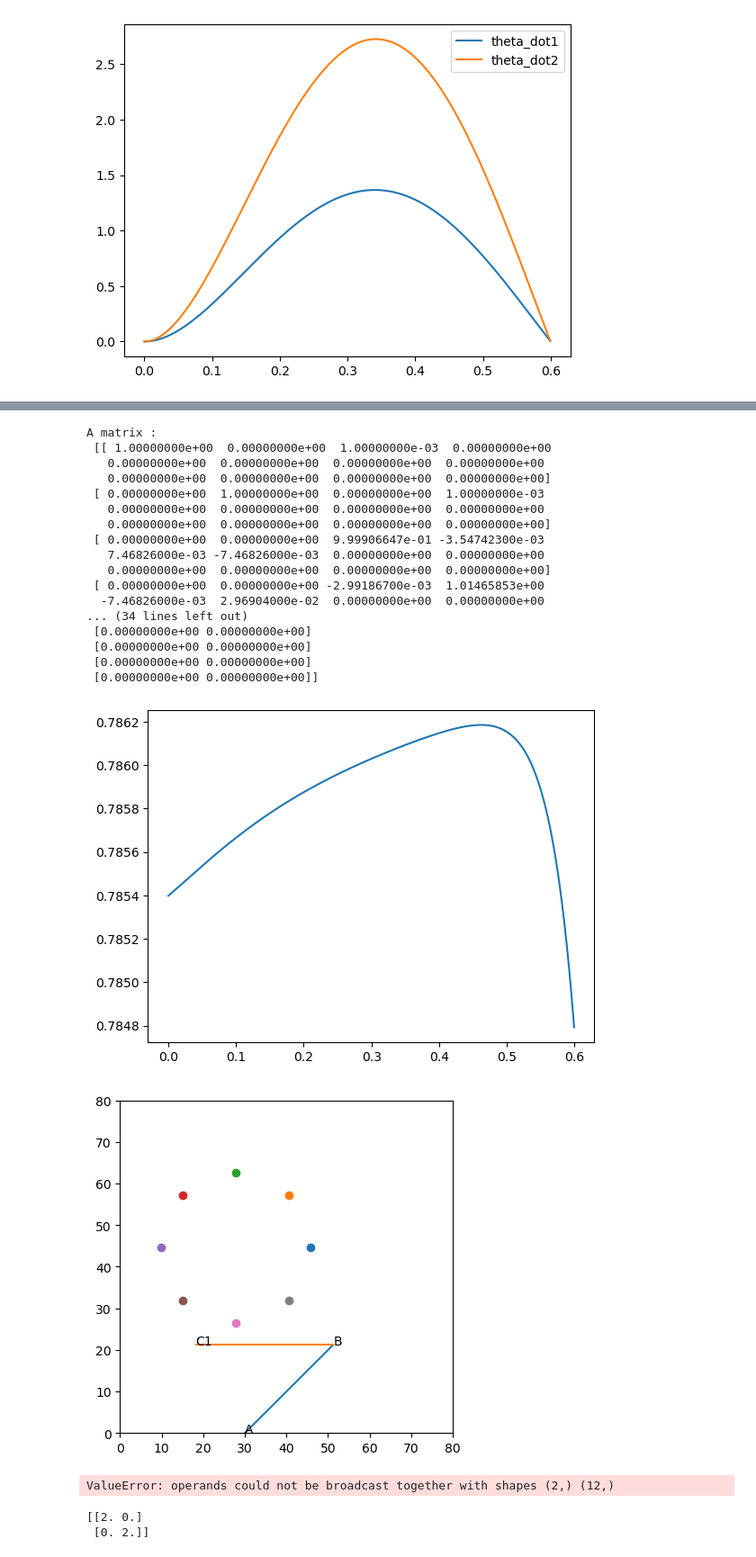
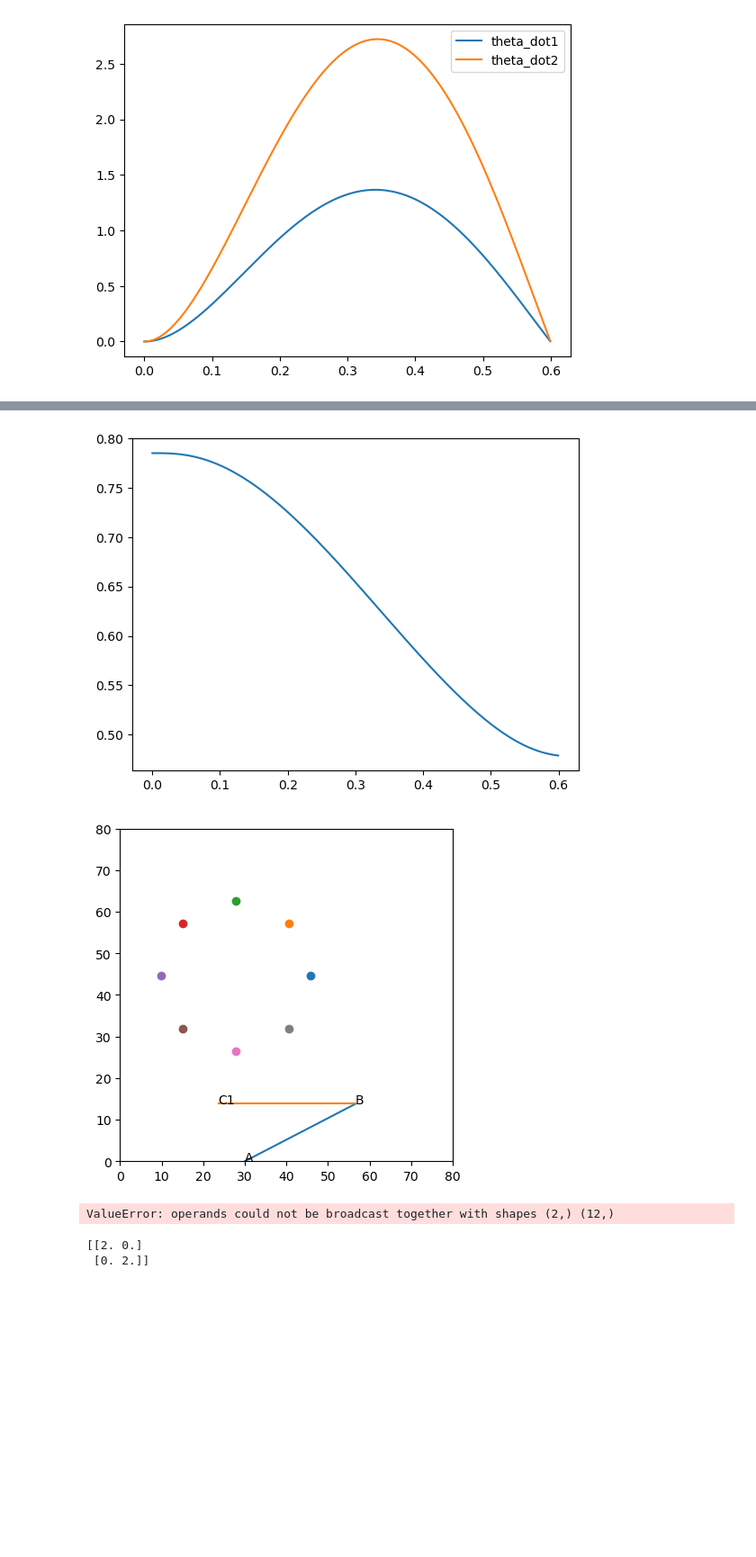
Before and after one commit to AcaAac/Neuroscience-EPL, a Jupyter notebook: P1_V3.ipynb, the cells around one changed output, grey strips where cells are left out. Shown at 90% size. Drawn from its saved outputs; the diff is of its cells as text; code cells hidden in the pictures; blank space fills up the shorter version.

```diff
--- a/P1_V3.ipynb
+++ b/P1_V3.ipynb
@@ -363,11 +363,12 @@ B_primary = np.array([0, 0, 0, 0, 0, 0, 0, 0, 1/tau, 0, 0, 1/tau]).reshape(6, 2)
 A = np.concatenate((A_primary * dt + np.eye(6), np.zeros((6, 6))), axis=1)
 A = np.concatenate((A, np.concatenate((np.zeros((6, 6)), np.eye(6)), axis=1)), axis=0)
 B = np.concatenate((B_primary * dt, np.zeros((6,2))), axis=0)
-print("A matrix : ","\n",A)
-print("B vector : ","\n",B)
+#print("A matrix : ","\n",A)
+#print("B vector : ","\n",B)
 # print("A shape : ", A.shape)
 # print("B shape : ", B.shape)
-weights = np.array([100,100,10,10,0,0])
+
+weights = np.array([10**6,10**6,10**5,10**5,1,1])
 Q = cost_matrix(weights, 12)
 
 Qk = np.zeros((12,12))
@@ -423,53 +424,36 @@ plt.show()
 
 
 '''
 for i in range(1,9) :
     x = np.zeros((N,12,1))
     x[0,:,:] = np.array([theta_1, theta_2, theta_dot_1, theta_dot_2, T_1, T_2, angles[0,i], angles[1,i], 0, 0, 0, 0]).reshape((12,1))
     x = forward_optimal_control(N, A, B, R, L, x, 12)
     x_axis = np.arange(0, 0.6, 0.6/1000)
     plt.plot(x_axis, x[:,0,0], label = "theta_1")
     #plt.plot(x_axis, x[:,1,0], label = "theta_2")
     plt.legend()
 '''
 #plt.plot(x_axis, x[:,2,0], label = "theta_dot_1")
 #plt.plot(x_axis, x[:,3,0], label = "theta_dot_2")
 #plt.plot(x_axis, x[:,4,0], label = "torque_rate_1")
 #plt.plot(x_axis, x[:,5,0], label = "torque_rate_2")
 #plt.legend()
 plt.show()
 
 for i in range(1,9) :
     x = np.zeros((N,12,1))
     x[0,:,:] = np.array([theta_1, theta_2, theta_dot_1, theta_dot_2, T_1, T_2, angles[0,i], angles[1,i], 0, 0, 0, 0]).reshape((12,1))
     x = forward_optimal_control(N, A, B, R, L, x, 12)
     x_axis = np.arange(0, 0.6, 0.6/1000)
     plt.plot(x_axis, x[:,2,0], label = "theta_dot_1")
     plt.plot(x_axis, x[:,3,0], label = "theta_dot_2")
     plt.legend()
 
 plt.show()
 # %% [output]
-A matrix :
- [[ 1.00000000e+00  0.00000000e+00  1.00000000e-03  0.00000000e+00
-   0.00000000e+00  0.00000000e+00  0.00000000e+00  0.00000000e+00
-   0.00000000e+00  0.00000000e+00  0.00000000e+00  0.00000000e+00]
- [ 0.00000000e+00  1.00000000e+00  0.00000000e+00  1.00000000e-03
-   0.00000000e+00  0.00000000e+00  0.00000000e+00  0.00000000e+00
-   0.00000000e+00  0.00000000e+00  0.00000000e+00  0.00000000e+00]
- [ 0.00000000e+00  0.00000000e+00  9.99906647e-01 -3.54742300e-03
-   7.46826000e-03 -7.46826000e-03  0.00000000e+00  0.00000000e+00
-   0.00000000e+00  0.00000000e+00  0.00000000e+00  0.00000000e+00]
- [ 0.00000000e+00  0.00000000e+00 -2.99186700e-03  1.01465853e+00
-  -7.46826000e-03  2.96904000e-02  0.00000000e+00  0.00000000e+00
-... (34 lines left out)
- [0.00000000e+00 0.00000000e+00]
- [0.00000000e+00 0.00000000e+00]
- [0.00000000e+00 0.00000000e+00]
- [0.00000000e+00 0.00000000e+00]]
-[figure, old version]
+[figure, new version]
-[figure, old version]
+[figure, new version]
-ValueError: operands could not be broadcast together with shapes (2,) (12,)
+ValueError: operands could not be broadcast together with shapes (2,) (12,)
 # %%
 print(2*np.eye(2))
 # %% [output]
```
Also changed, not shown: parts of 1 cell of this notebook.
